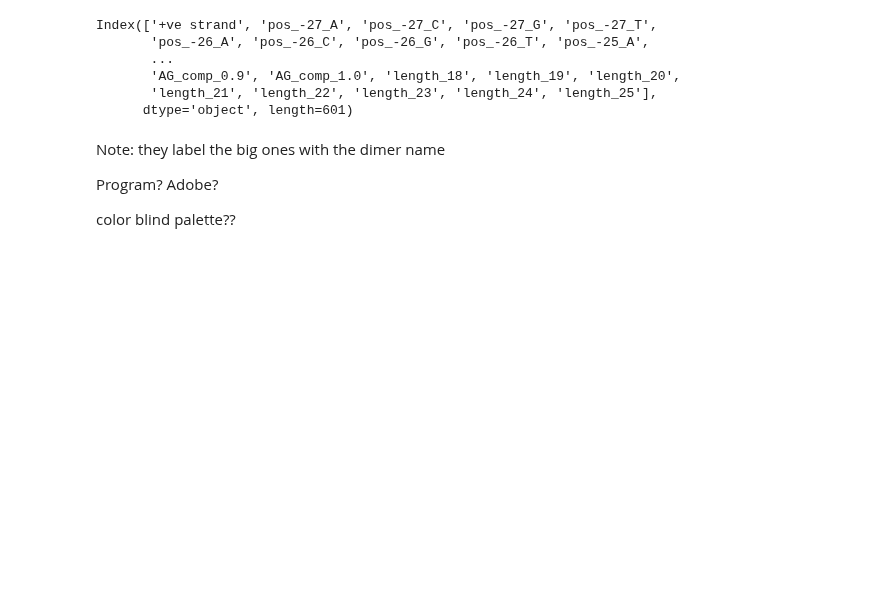
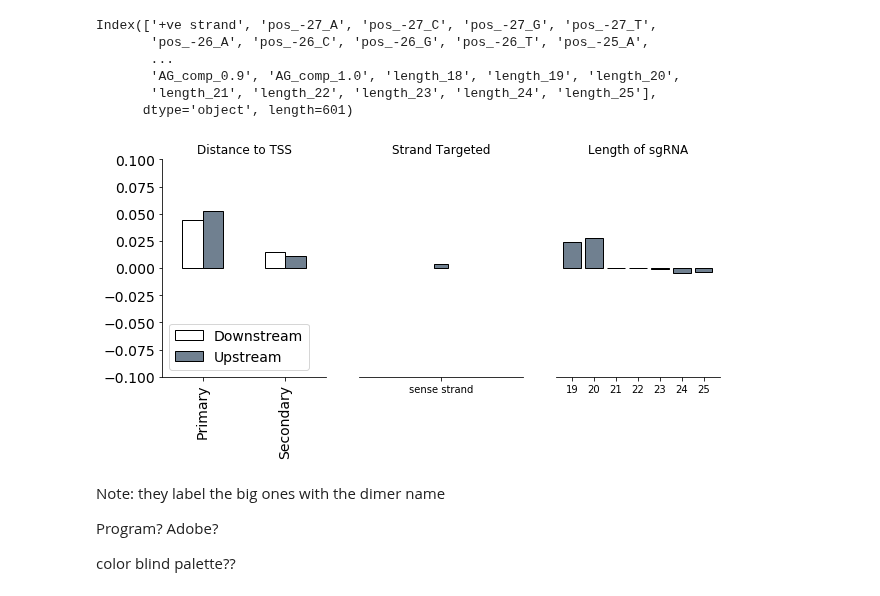
Before and after one commit to AnthonyHein/QCB455Project, a Jupyter notebook: PredictionWeights.ipynb, the cells around one changed output. Cells and saved outputs as stored; diff of their text form; code cells hidden in the pictures; blank space fills up the shorter version.

```diff
--- a/PredictionWeights.ipynb
+++ b/PredictionWeights.ipynb
@@ -70,10 +70,12 @@ def plot_length(ax, first):
     set_graph(first, ax)
     ax.title.set_text('Length of sgRNA')
 # %%
-def plot_first():
-    plot_TSS(axs[0], True)
-    plot_strand(axs[1], False)
-    plot_length(axs[2], False)
+fig, axs = plt.subplots(1, 3, figsize=(10, 5))
+plot_TSS(axs[0], True)
+plot_strand(axs[1], False)
+plot_length(axs[2], False)
+# %% [output]
+[figure, added]
 # %%
 # Regular expression which returns a boolean if the column name is for a nucleotide position
 def find_nucl_pos(string):
```
